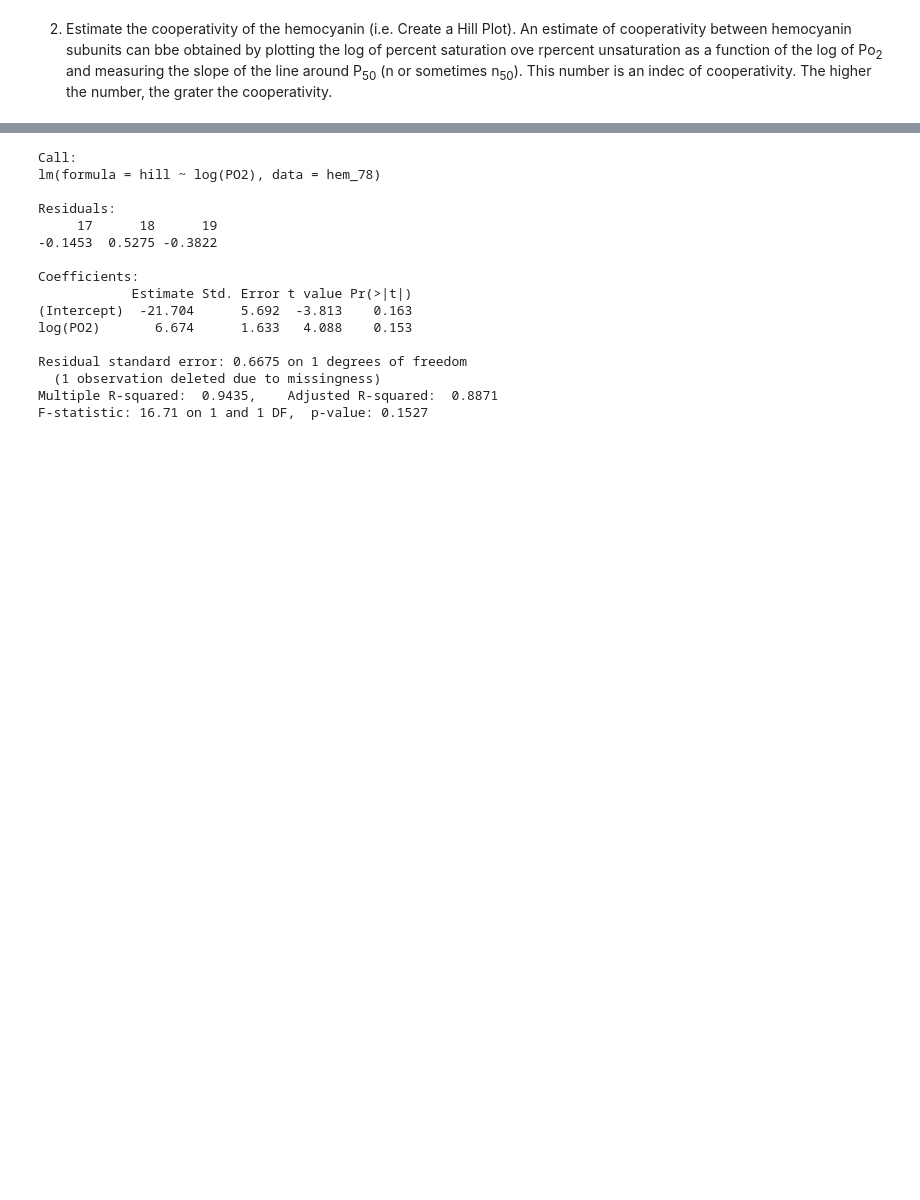
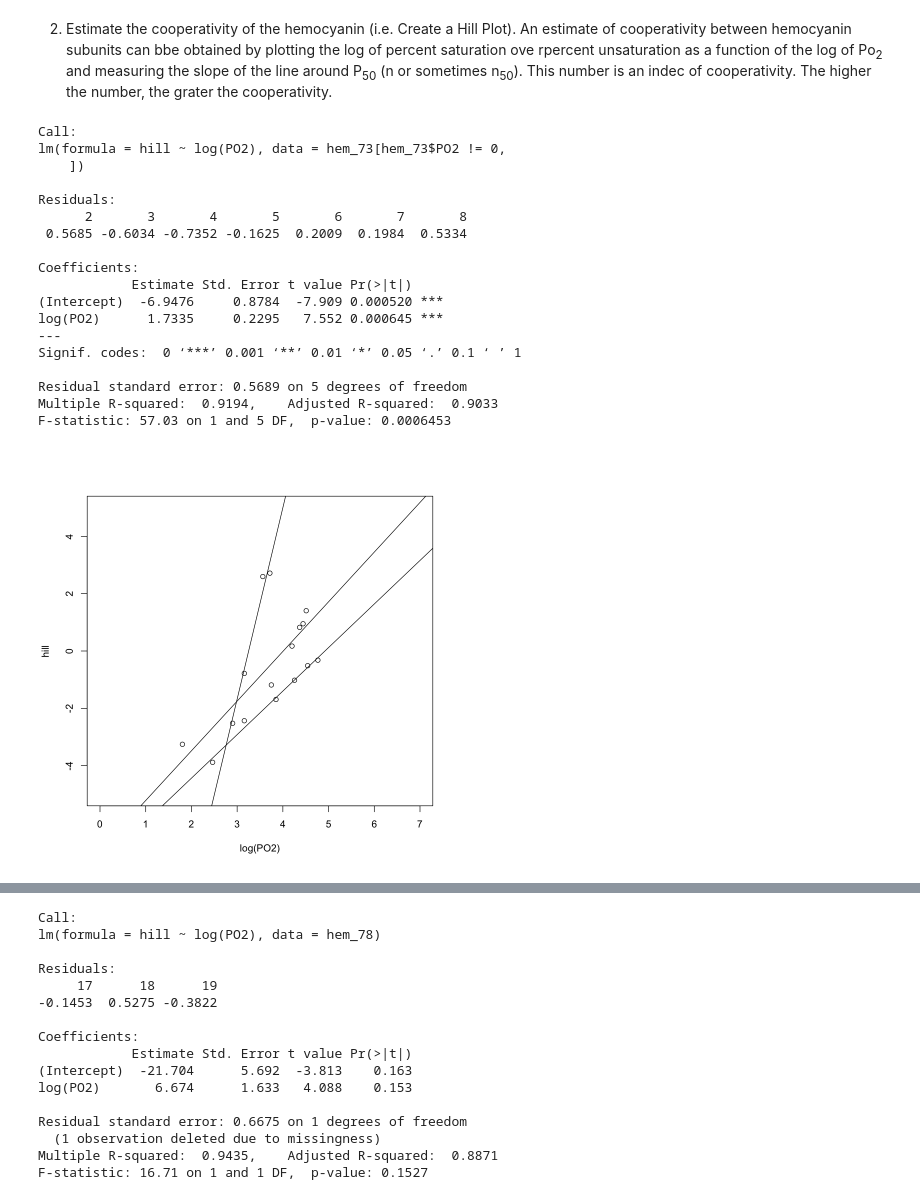
Before and after one commit to andrew2165/biometry_notebooks, a Jupyter notebook: OxygenEqOfHemocyanin.ipynb, the cells around one changed output, grey strips where cells are left out. Cells and saved outputs as stored; diff of their text form; code cells hidden in the pictures; blank space fills up the shorter version.

```diff
--- a/OxygenEqOfHemocyanin.ipynb
+++ b/OxygenEqOfHemocyanin.ipynb
@@ -91,4 +124,34 @@ maxlik = function(p, Asym, xmid, scal){
 }
 # %% [markdown]
 2. Estimate the cooperativity of the hemocyanin (i.e. Create a Hill Plot). An estimate of cooperativity between hemocyanin subunits can bbe obtained by plotting the log of percent saturation ove rpercent unsaturation as a function of the log of Po<sub>2</sub> and measuring the slope of the line around P<sub>50</sub> (n or sometimes n<sub>50</sub>). This number is an indec of cooperativity. The higher the number, the grater the cooperativity.
+# %%
+summary(lm(hill~log(PO2), data=hem_73[hem_73$PO2 != 0,]))
+plot(hill~log(PO2), data=hem_73[hem_73$PO2 != 0,], xlim = c(0, 7), ylim=c(-5,5))
+abline(a = -6.948, b = 1.733)
+# Adding pH 6.8 to the graph
+points(x=log(hem_68$PO2[hem_68$PO2 != 0]), y=hem_68$hill[hem_68$PO2 != 0])
+abline(a = -7.47379, b = 1.51877)
+# Adding pH 7.8 to the graph
+points(x=log(hem_78$PO2[hem_78$PO2 != 0]), y=hem_78$hill[hem_78$PO2 != 0])
+abline(a=-21.704, b=6.674)
+# %% [output]
+Call:
+lm(formula = hill ~ log(PO2), data = hem_73[hem_73$PO2 != 0,
+    ])
+
+Residuals:
+      2       3       4       5       6       7       8
+ 0.5685 -0.6034 -0.7352 -0.1625  0.2009  0.1984  0.5334
+
+Coefficients:
+            Estimate Std. Error t value Pr(>|t|)
+(Intercept)  -6.9476     0.8784  -7.909 0.000520 ***
+log(PO2)      1.7335     0.2295   7.552 0.000645 ***
+---
+Signif. codes:  0 ‘***’ 0.001 ‘**’ 0.01 ‘*’ 0.05 ‘.’ 0.1 ‘ ’ 1
+
+Residual standard error: 0.5689 on 5 degrees of freedom
+Multiple R-squared:  0.9194,    Adjusted R-squared:  0.9033
+F-statistic: 57.03 on 1 and 5 DF,  p-value: 0.0006453
+[figure, added]
 # %%
```
Also changed, not shown: parts of 9 cells of this notebook.
